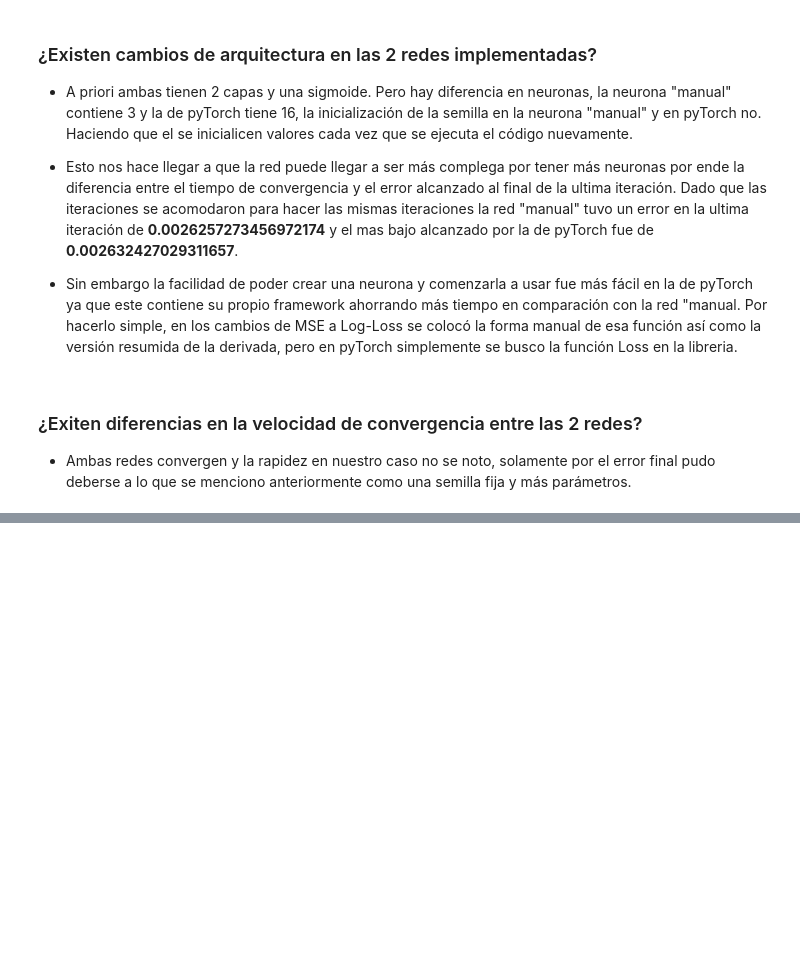
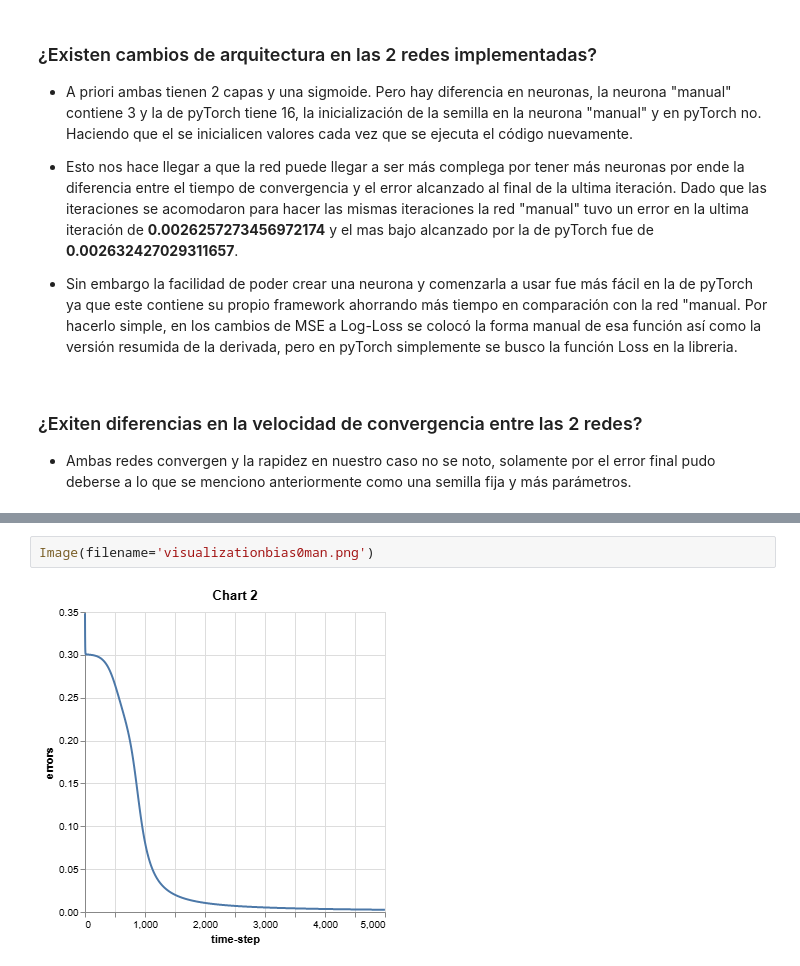
Before and after one commit to JosueSay/labs_dl, a Jupyter notebook: multi-layer-perceptron.ipynb, the cells around one changed output, grey strips where cells are left out. Drawn from its saved outputs; the diff is of its cells as text; blank space fills up the shorter version.

```diff
--- a/multi-layer-perceptron.ipynb
+++ b/multi-layer-perceptron.ipynb
@@ -303,0 +313,4 @@ Error final: 0.006082463543862104
+# %%
+Image(filename='visualizationbias0man.png')
+# %% [output]
+[figure, added]
```
Also changed, not shown: parts of 7 cells of this notebook, 2 other files.
